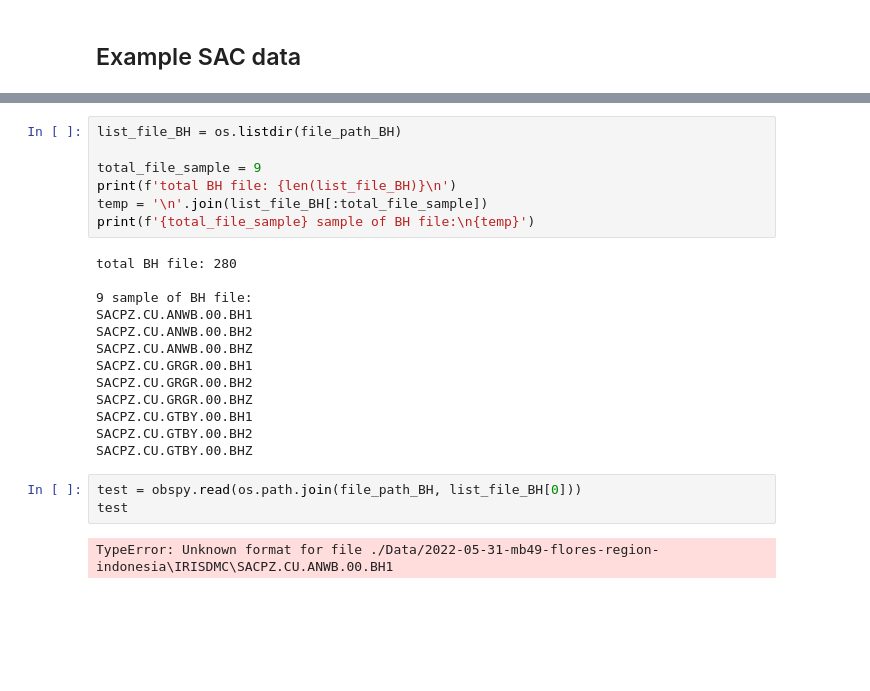
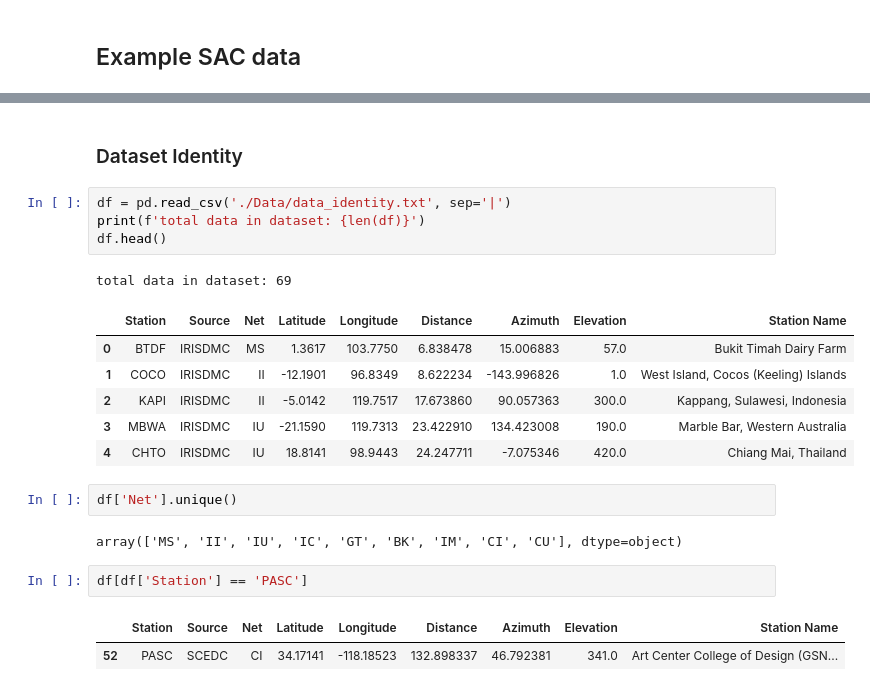
Before and after one commit to arwani-code/KampitaId, a Jupyter notebook: ML_pipeline/Pipeline Data Earthquake.ipynb, the cells around one changed output, grey strips where cells are left out. Cells and saved outputs as stored; diff of their text form; blank space fills up the shorter version.

```diff
--- a/ML_pipeline/Pipeline Data Earthquake.ipynb
+++ b/ML_pipeline/Pipeline Data Earthquake.ipynb
@@ -75,25 +70,23 @@ file_path_BH
-# %%
-list_file_BH = os.listdir(file_path_BH)
-
-total_file_sample = 9
-print(f'total BH file: {len(list_file_BH)}\n')
-temp = '\n'.join(list_file_BH[:total_file_sample])
-print(f'{total_file_sample} sample of BH file:\n{temp}')
-# %% [output]
-total BH file: 280
-
-9 sample of BH file:
-SACPZ.CU.ANWB.00.BH1
-SACPZ.CU.ANWB.00.BH2
-SACPZ.CU.ANWB.00.BHZ
-SACPZ.CU.GRGR.00.BH1
-SACPZ.CU.GRGR.00.BH2
-SACPZ.CU.GRGR.00.BHZ
-SACPZ.CU.GTBY.00.BH1
-SACPZ.CU.GTBY.00.BH2
-SACPZ.CU.GTBY.00.BHZ
-# %%
-test = obspy.read(os.path.join(file_path_BH, list_file_BH[0]))
-test
-# %% [output]
-TypeError: Unknown format for file ./Data/2022-05-31-mb49-flores-region-indonesia\IRISDMC\SACPZ.CU.ANWB.00.BH1
+# %% [markdown]
+### Dataset Identity
+# %%
+df = pd.read_csv('./Data/data_identity.txt', sep='|')
+print(f'total data in dataset: {len(df)}')
+df.head()
+# %% [output]
+total data in dataset: 69
+|  | Station | Source | Net | Latitude | Longitude | Distance | Azimuth | Elevation | Station Name |
+| 0 | BTDF | IRISDMC | MS | 1.3617 | 103.7750 | 6.838478 | 15.006883 | 57.0 | Bukit Timah Dairy Farm |
+| 1 | COCO | IRISDMC | II | -12.1901 | 96.8349 | 8.622234 | -143.996826 | 1.0 | West Island, Cocos (Keeling) Islands |
+| 2 | KAPI | IRISDMC | II | -5.0142 | 119.7517 | 17.673860 | 90.057363 | 300.0 | Kappang, Sulawesi, Indonesia |
+| 3 | MBWA | IRISDMC | IU | -21.1590 | 119.7313 | 23.422910 | 134.423008 | 190.0 | Marble Bar, Western Australia |
+| 4 | CHTO | IRISDMC | IU | 18.8141 | 98.9443 | 24.247711 | -7.075346 | 420.0 | Chiang Mai, Thailand |
+# %%
+df['Net'].unique()
+# %% [output]
+array(['MS', 'II', 'IU', 'IC', 'GT', 'BK', 'IM', 'CI', 'CU'], dtype=object)
+# %%
+df[df['Station'] == 'PASC']
+# %% [output]
+|  | Station | Source | Net | Latitude | Longitude | Distance | Azimuth | Elevation | Station Name |
+| 52 | PASC | SCEDC | CI | 34.17141 | -118.18523 | 132.898337 | 46.792381 | 341.0 | Art Center College of Design (GSN... |
```
Also changed, not shown: parts of 11 cells of this notebook.
